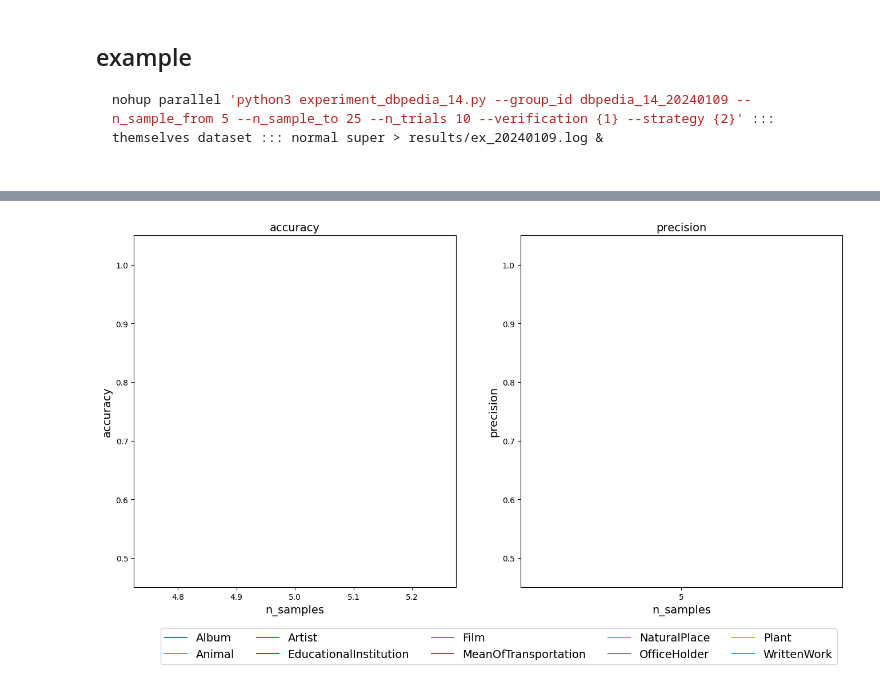
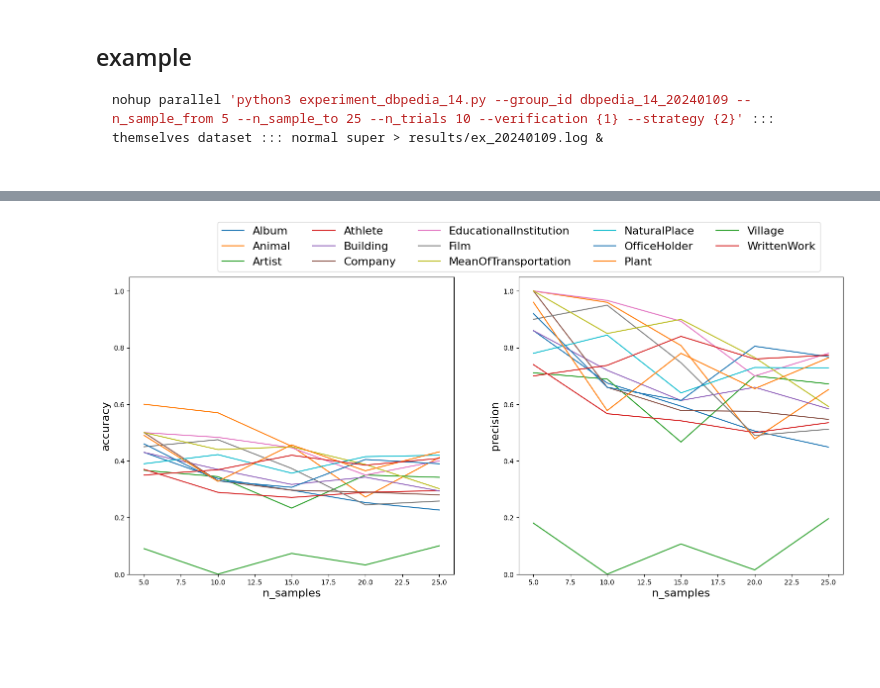
Before and after one commit to crowd4u/evaluate-LLMs, a Jupyter notebook: experiments/plot_data.ipynb, the cells around one changed output, grey strips where cells are left out. Cells and saved outputs as stored; diff of their text form; code cells hidden in the pictures; blank space fills up the shorter version.

Commit message:
fix plots

````diff
--- a/experiments/plot_data.ipynb
+++ b/experiments/plot_data.ipynb
@@ -11,17 +11,21 @@ from pandas.core.frame import DataFrame
 ```bash
 nohup parallel 'python3 experiment_dbpedia_14.py --group_id dbpedia_14_20240109 --n_sample_from 5 --n_sample_to 25 --n_trials 10 --verification {1} --strategy {2}' ::: themselves dataset ::: normal super > results/ex_20240109.log &
 # %%
-group_id = "check_by_dataset_test_super"
+group_id = "dbpedia_14_20240110"
 
 # load result
 result_files = glob.glob(f"./results/{group_id}/*.pickle")
 results = []
 for file in result_files:
     with open(file, "rb") as f:
-        results.append(pickle.load(f))
+        tmp = pickle.load(f)
+        # print("verification: ", tmp["args"].verification)
+        # print("strategy: ", tmp["args"].strategy)
+        if tmp["args"].verification == "themselves" and tmp["args"].strategy == "normal":
+            results.append(tmp)
 
 # create plots folder
 os.makedirs(f"./plots/{group_id}/", exist_ok=True)
 
-print(results[0]["result"][0][0])
+print(results[0]["result"])
 # %% [output]
@@ -99,23 +128,25 @@ def plot_acc_prec_by_verification(df: DataFrame, verification="dataset", fontsiz
     df_target = df
     # plot
     plt.figure(figsize=(16, 8))
+    plt.subplots_adjust(left=0.05, right=0.95, top=0.85, bottom=0.1)
     # plt.title(f"{model} - dbpedia_14 dataset - {group_id}")
     # plt.xlabel("n_samples")
     # plt.ylim(0, 1)
 
     sub_acc = plt.subplot(1, 2, 1)
-    sub_acc.set_title("accuracy", fontsize=fontsize)
+    # sub_acc.set_title("accuracy", fontsize=fontsize)
     sub_acc.set_xlabel("n_samples", fontsize=fontsize)
     sub_acc.set_ylabel("accuracy", fontsize=fontsize)
-    sub_acc.set_ylim(0.45, 1.05)
+    sub_acc.set_ylim(0, 1.05)
 
     sub_prec = plt.subplot(1, 2, 2)
-    sub_prec.set_title("precision", fontsize=fontsize)
+    # sub_prec.set_title("precision", fontsize=fontsize)
     sub_prec.set_xlabel("n_samples", fontsize=fontsize)
     sub_prec.set_ylabel("precision", fontsize=fontsize)
-    sub_prec.set_ylim(0.45, 1.05)
+    sub_prec.set_ylim(0, 1.05)
 
     labels = []
+    n_list = []
     # get average of accuracy and precision for each label group by n_sample
     for l, klass in df_target.groupby(by="label"):
         precs_by_n_sample = []
@@ -127,13 +158,13 @@ def plot_acc_prec_by_verification(df: DataFrame, verification="dataset", fontsiz
             accs_by_n_sample.append(data["accuracy"].mean())
         sub_prec.plot(n_list, precs_by_n_sample, label=l)
         sub_acc.plot(n_list, accs_by_n_sample, label=l)
-        plt.xticks(n_list)
         labels.append(l)
-    plt.legend(labels, loc="upper right", bbox_to_anchor=(1, -0.1), ncol=5, fontsize=fontsize)
+    # plt.xticks(n_list)
+    plt.legend(labels, loc="lower center", bbox_to_anchor=(0, 1), ncol=5, fontsize=fontsize)
 
     # save images
-    plt.savefig(f"./plots/{group_id}/dbpedia_14_{ex_id}.png")
+    plt.savefig(f"./plots/{group_id}/dbpedia14_{strategy}-{verification}-{ex_id}.pdf")
 # %%
-plot_acc_prec_by_verification(df_results, fontsize=14)
+plot_acc_prec_by_verification(df_results, fontsize=16)
 # %% [output]
-[figure, old version]
+[figure, new version]
````
Also changed, not shown: parts of 3 cells of this notebook.
